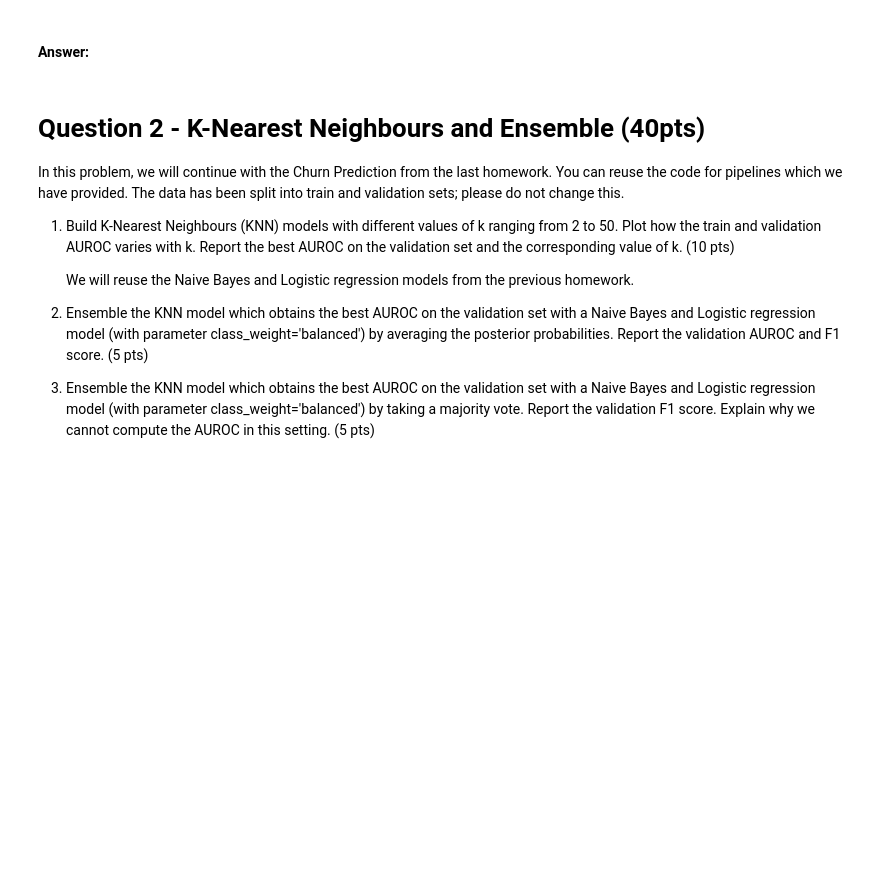
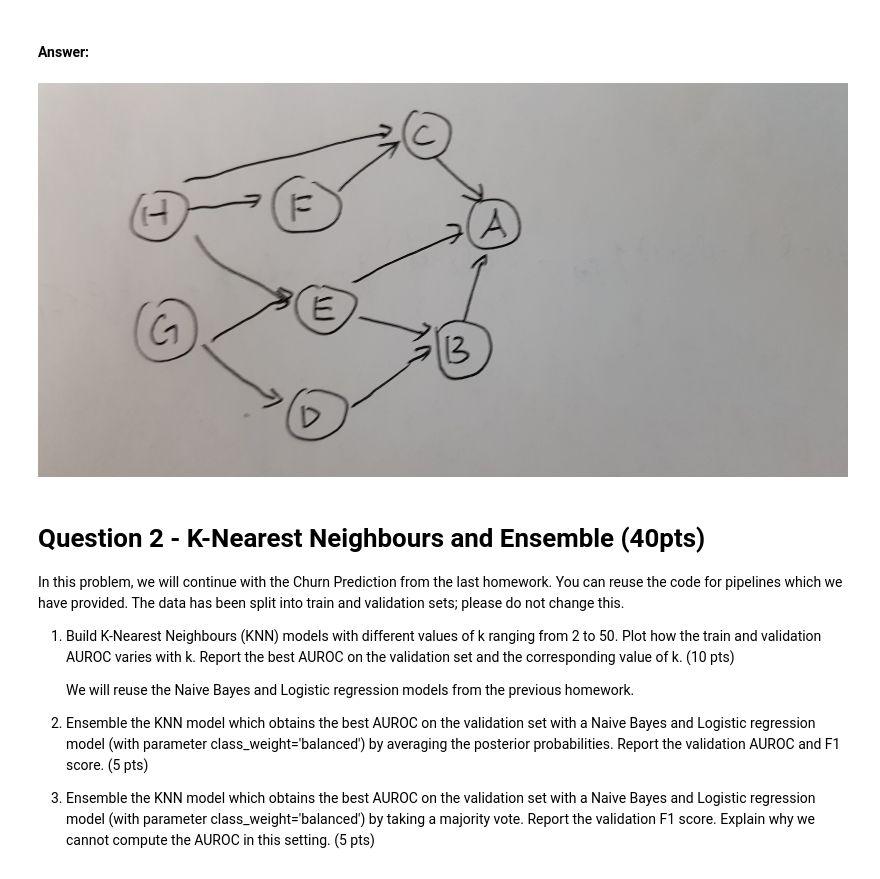
Before and after one commit to gchen369/MIS382N-Advanced-Predictive-Modeling, a Jupyter notebook: HW5-F19-MIS382N.ipynb, the cells around one changed output. Drawn from its saved outputs; the diff is of its cells as text; code cells hidden in the pictures; blank space fills up the shorter version.

```diff
--- a/HW5-F19-MIS382N.ipynb
+++ b/HW5-F19-MIS382N.ipynb
@@ -56,6 +53,11 @@ c.(3pts) What is the probability of having disease D given a positive result on
 $P(A | B,C,E) P(B | D,E) P(C | F,H) P(D | G) P(E| G,H) P(F | H) P(G) P(H)$
 # %% [markdown]
 #### Answer:
+# %%
+from IPython.display import Image
+Image("HW5_Q1.jpg")
+# %% [output]
+[figure, added]
 # %% [markdown]
 # Question 2 - K-Nearest Neighbours and Ensemble (40pts)
 
```
Also changed, not shown: parts of 12 cells of this notebook, 3 other files.
